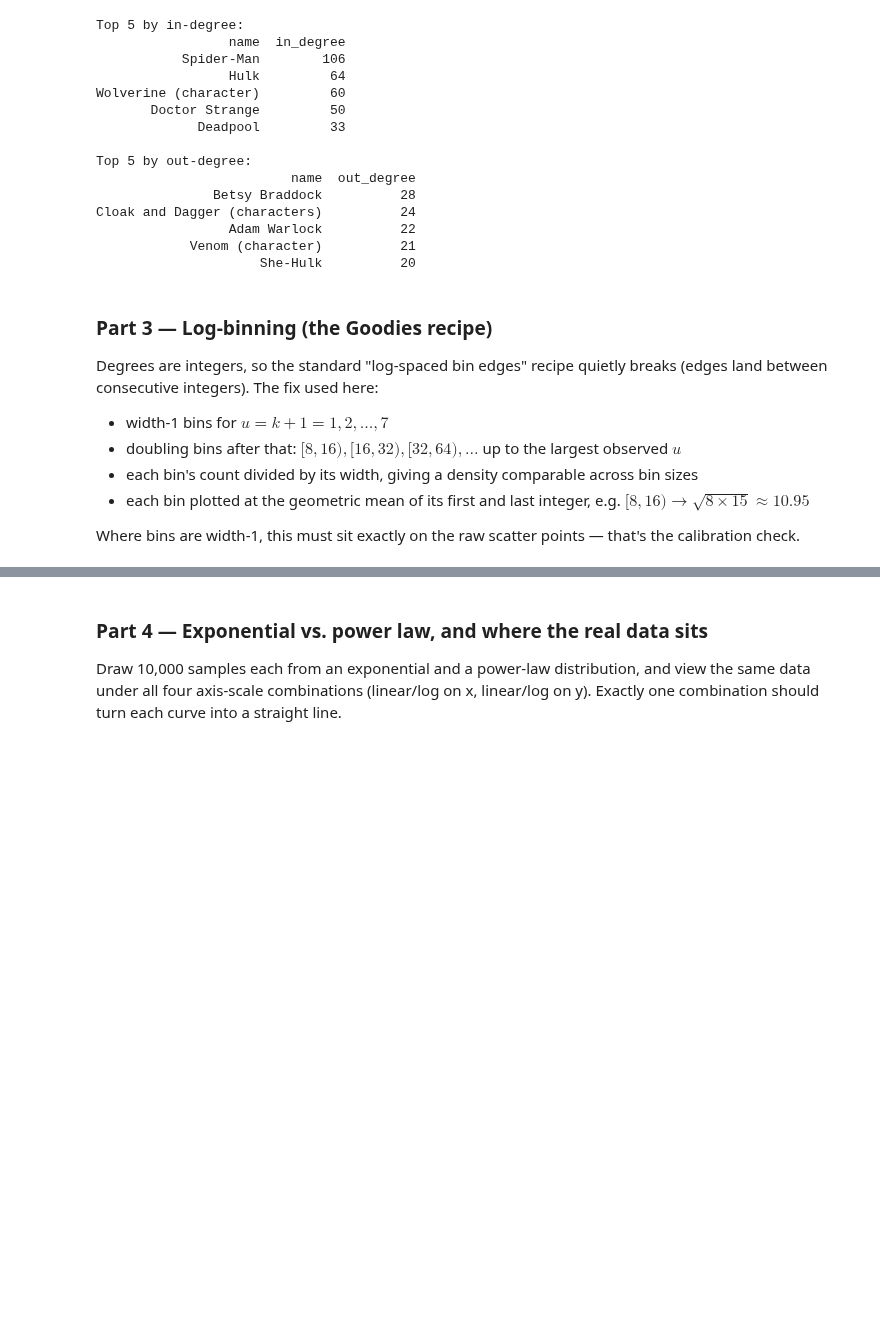
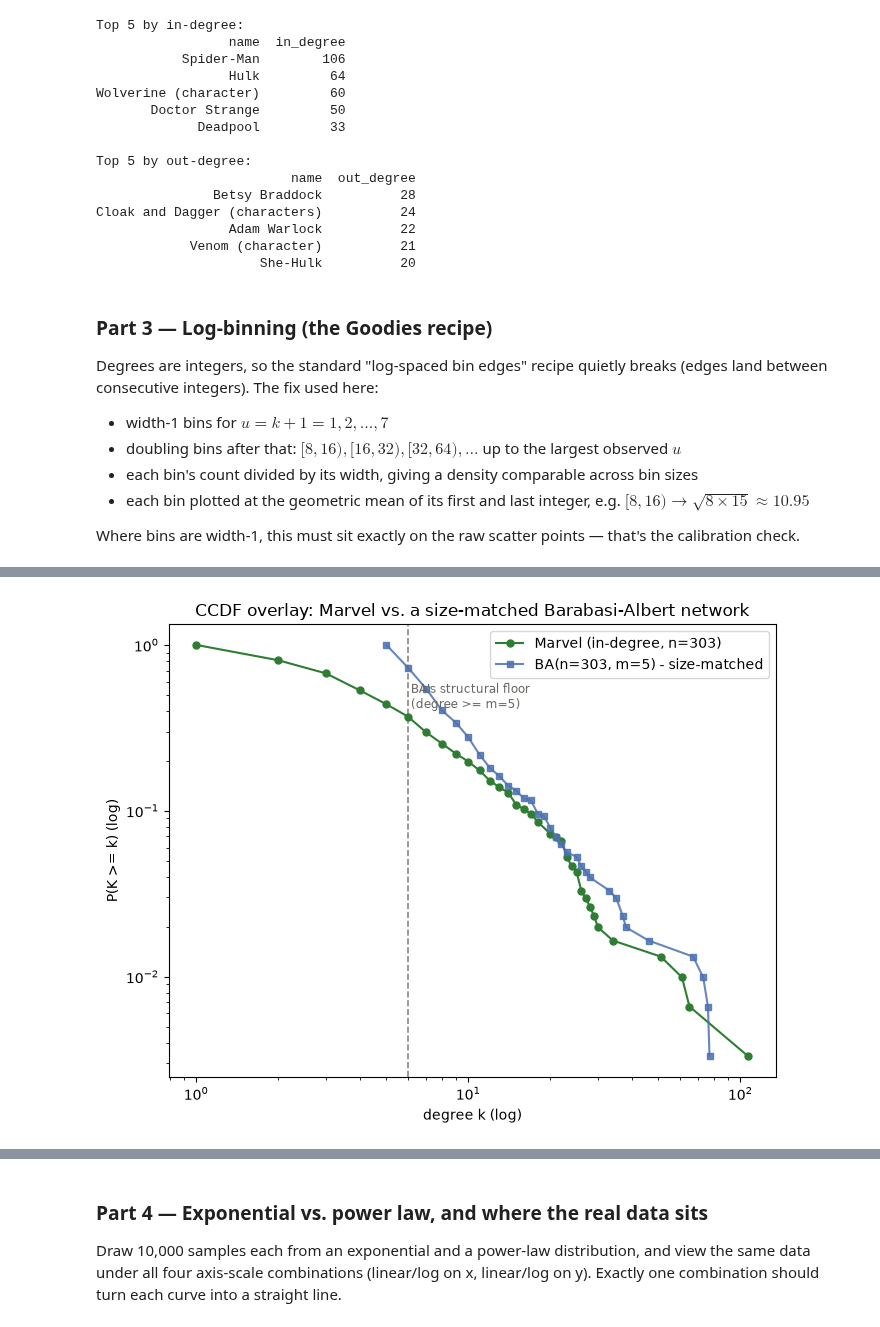
Before and after one commit to kaykay-ng/legendary-sniffle, a Jupyter notebook: notebooks/analysis.ipynb, the cells around one changed output, grey strips where cells are left out. Cells and saved outputs as stored; diff of their text form; code cells hidden in the pictures; blank space fills up the shorter version.

```diff
--- a/notebooks/analysis.ipynb
+++ b/notebooks/analysis.ipynb
@@ -284,0 +303,85 @@ Calibration check (in-degree, width-1 region):
+# %%
+# Build a Barabasi-Albert network at Marvel's own size (n=303), not n=5000 --
+# matching m so the edge density is comparable to Marvel's undirected graph.
+m_match = round(m_undirected / n)  # edges/n ~ 4.73 -> m=5
+BA_matched = nx.barabasi_albert_graph(n, m_match, seed=42)
+ba_deg_matched = np.array([d for _, d in BA_matched.degree()])
+
+# Real Marvel in-degree CCDF (from the cell above) vs. size-matched BA CCDF
+marvel_ccdf_x, marvel_ccdf_y = ccdf(deg_df['in_k1'], n)
+ba_ccdf_x, ba_ccdf_y = ccdf(ba_deg_matched, n)
+
+fig, ax = plt.subplots(figsize=(7, 5.5))
+ax.plot(marvel_ccdf_x, marvel_ccdf_y, 'o-', color='#2E7D32', ms=5, linewidth=1.5,
+        label=f'Marvel (in-degree, n={n})')
+ax.plot(ba_ccdf_x, ba_ccdf_y, 's-', color='#4C72B0', ms=5, linewidth=1.5, alpha=0.85,
+        label=f'BA(n={n}, m={m_match}) - size-matched')
+# BA's structural floor: every node attaches with exactly m stubs, so BA can
+# never produce a degree below m (= m+1 on this k+1 axis). Mark it explicitly
+# so the low-k gap between the curves isn't misread as a real deviation.
+ax.axvline(m_match + 1, color='#898781', linestyle='--', linewidth=1.2, zorder=1)
+ax.text(m_match + 1.15, 0.6, f"BA's structural floor\n(degree >= m={m_match})",
+        fontsize=8.5, color='#666560', va='top')
+ax.set_xscale('log')
+ax.set_yscale('log')
+ax.set_xlabel('degree k (log)')
+ax.set_ylabel('P(K >= k) (log)')
+ax.set_title("CCDF overlay: Marvel vs. a size-matched Barabasi-Albert network")
+ax.legend()
+plt.tight_layout()
+plt.savefig('../docs/images/ba_vs_marvel_ccdf.png', dpi=180, bbox_inches='tight')
+plt.show()
+
+print(f"Marvel max in-degree:              {deg_df['in_k1'].max() - 1}  (Spider-Man)")
+print(f"BA(n={n}, m={m_match}) max degree:          {ba_deg_matched.max()}")
+print(f"BA(n={n}, m={m_match}) min degree:          {ba_deg_matched.min()}  <- structural floor, can never be lower than m={m_match}")
+print(f"Marvel in-degree = 0 (isolates):   {(deg_df['in_degree']==0).sum()} nodes ({(deg_df['in_degree']==0).mean():.1%})")
+print(f"Marvel in-degree < {m_match}:               {(deg_df['in_degree']<m_match).sum()} nodes ({(deg_df['in_degree']<m_match).mean():.1%})")
+print()
+print("The low-k region is NOT a fair comparison: BA structurally cannot produce")
+print("a node with degree below m, since every joining node attaches with exactly")
+print("m stubs. Marvel has no such floor -- 19% of characters are isolates, and")
+print(f"63% sit below degree {m_match}. So the earlier flatter Marvel slope at low k wasn't")
+print("evidence against preferential attachment; it's an artifact of comparing a")
+print("model with a hard minimum degree against a real network that has none.")
+print()
+print("The comparison that IS fair is the tail: past k~10, BA has no more structural")
+print("constraints, and there both curves decay gradually and stay nonzero out into")
+print("the tens/hundreds -- unlike a random graph, whose CCDF would already be flat")
+print("near zero by k~20-30. Marvel's own max degree still edges past the size-matched")
+print("BA prediction, consistent with Spider-Man being a more extreme hub than pure")
+print("preferential attachment alone would produce at n=303.")
+
+# --- Second figure: m=1 vs m=5, showing the floor/density tradeoff ---------
+BA_m1 = nx.barabasi_albert_graph(n, 1, seed=42)
+ba_m1_deg = np.array([d for _, d in BA_m1.degree()])
+m1_ccdf_x, m1_ccdf_y = ccdf(ba_m1_deg, n)
+
+fig, ax = plt.subplots(figsize=(7, 5.5))
+ax.plot(marvel_ccdf_x, marvel_ccdf_y, 'o-', color='#2E7D32', ms=5, linewidth=1.5,
+        label=f'Marvel (in-degree, n={n})')
+ax.plot(ba_ccdf_x, ba_ccdf_y, 's-', color='#4C72B0', ms=5, linewidth=1.5, alpha=0.85,
+        label=f'BA(n={n}, m=5) - matches Marvel\'s edge density')
+ax.plot(m1_ccdf_x, m1_ccdf_y, '^-', color='#DD8452', ms=5, linewidth=1.5, alpha=0.85,
+        label=f'BA(n={n}, m=1) - matches Marvel\'s low-degree floor')
+ax.set_xscale('log')
+ax.set_yscale('log')
+ax.set_xlabel('degree k (log)')
+ax.set_ylabel('P(K >= k) (log)')
+ax.set_title("The m trade-off: fixing the floor starves the tail")
+ax.legend()
+plt.tight_layout()
+plt.savefig('../docs/images/ba_m_tradeoff.png', dpi=180, bbox_inches='tight')
+plt.show()
+
+print(f"BA(n={n}, m=1): edges={BA_m1.number_of_edges()} (Marvel has {m_undirected}), "
+      f"min degree={ba_m1_deg.min()}, max degree={ba_m1_deg.max()}")
+print(f"BA(n={n}, m=5): edges={BA_matched.number_of_edges()} (Marvel has {m_undirected}), "
+      f"min degree={ba_deg_matched.min()}, max degree={ba_deg_matched.max()}")
+print()
+print("m=1 fixes the floor (can reach degree 1) but starves the network of edges,")
+print("so the tail collapses too (max degree drops from 77 to 49). There's no single")
+print("m that matches Marvel at both ends -- a real symptom of BA being a poor")
+print("structural fit for a network with isolates and many low-degree nodes.")
+# %% [output]
+[figure, added]
```
Also changed, not shown: parts of 4 cells of this notebook, 7 other files.
